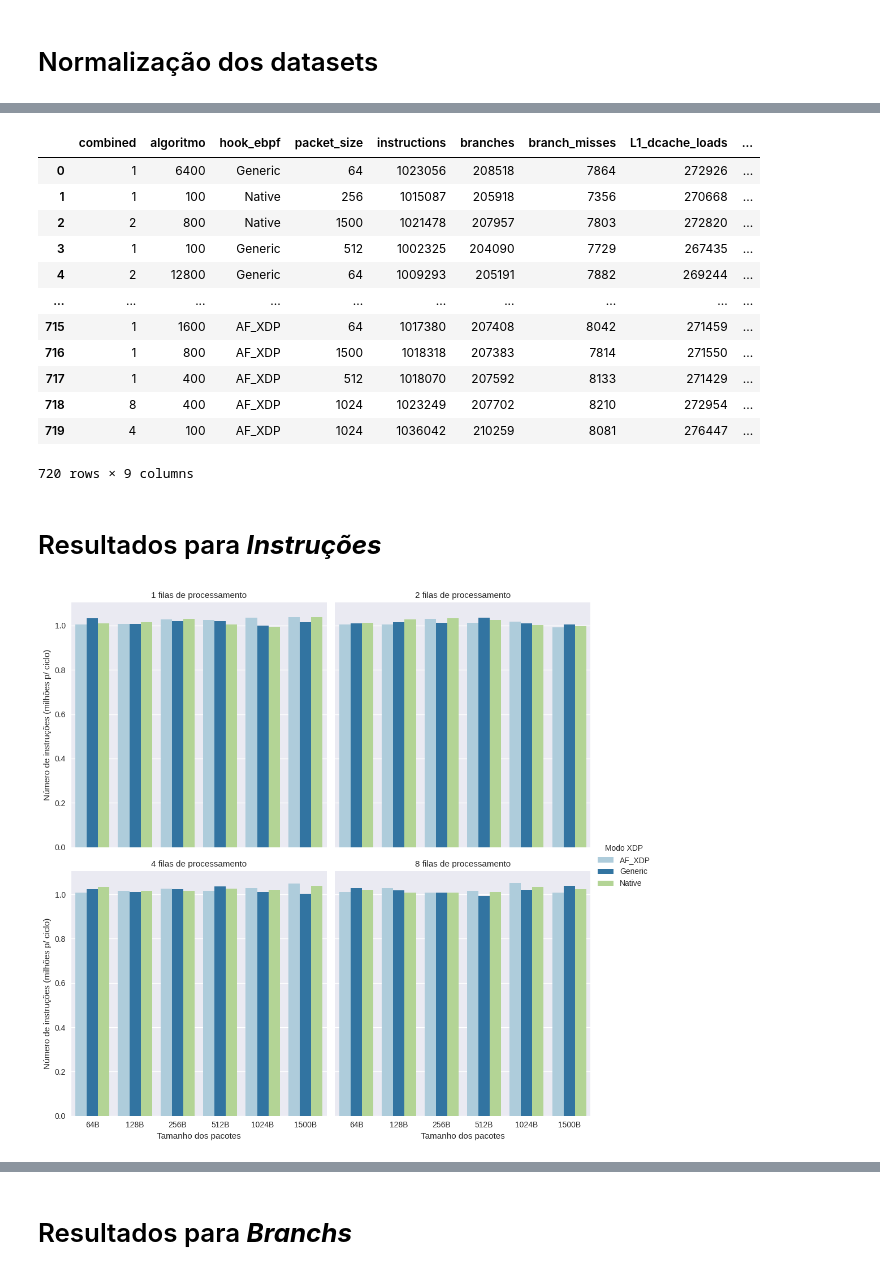
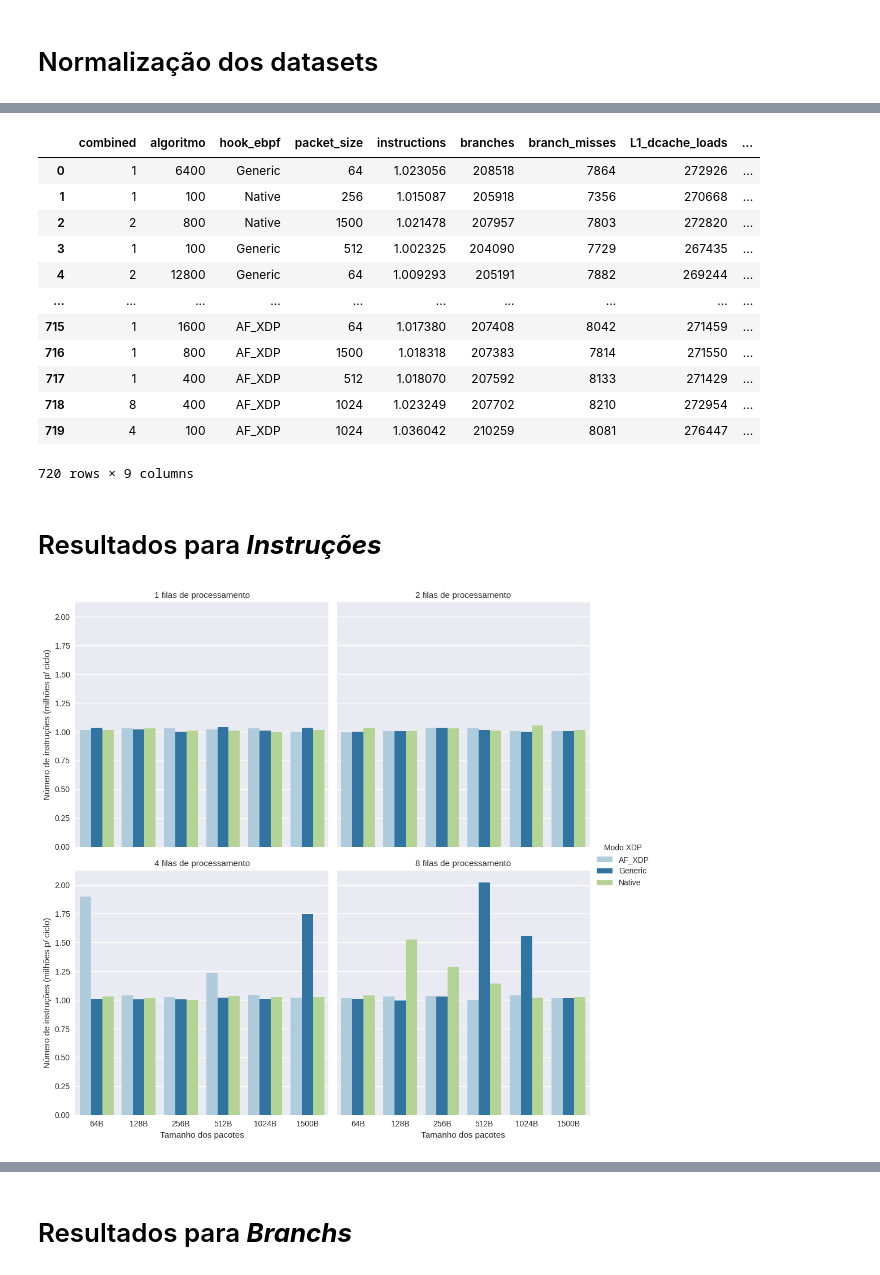
Before and after one commit to igor-capeletti/tcc_eBPF_XDP, a Jupyter notebook: scripts/python/gera_graficos_instrucoes_e_branchs.ipynb, the cells around one changed output, grey strips where cells are left out. Cells and saved outputs as stored; diff of their text form; code cells hidden in the pictures.

```diff
--- a/scripts/python/gera_graficos_instrucoes_e_branchs.ipynb
+++ b/scripts/python/gera_graficos_instrucoes_e_branchs.ipynb
@@ -90,3 +82,5 @@ for i,j in zip(lista_for,lista_alias_for):
 df_perf['algoritmo']= df_perf['algoritmo'].astype(int)
 colunas= ['instructions', 'branches', 'branch_misses',
        'L1_dcache_loads', 'L1_dcache_load_misses']
+
+df_perf['instructions']= df_perf['instructions']/1000000
@@ -106,54 +89,51 @@ format_imagens= '.pdf'
 df_perf
 # %% [output]
 |  | combined | algoritmo | hook_ebpf | packet_size | instructions | branches | branch_misses | L1_dcache_loads | ... |
-| 0 | 1 | 6400 | Generic | 64 | 1023056 | 208518 | 7864 | 272926 | ... |
-| 1 | 1 | 100 | Native | 256 | 1015087 | 205918 | 7356 | 270668 | ... |
-| 2 | 2 | 800 | Native | 1500 | 1021478 | 207957 | 7803 | 272820 | ... |
-| 3 | 1 | 100 | Generic | 512 | 1002325 | 204090 | 7729 | 267435 | ... |
-| 4 | 2 | 12800 | Generic | 64 | 1009293 | 205191 | 7882 | 269244 | ... |
+| 0 | 1 | 6400 | Generic | 64 | 1.023056 | 208518 | 7864 | 272926 | ... |
+| 1 | 1 | 100 | Native | 256 | 1.015087 | 205918 | 7356 | 270668 | ... |
+| 2 | 2 | 800 | Native | 1500 | 1.021478 | 207957 | 7803 | 272820 | ... |
+| 3 | 1 | 100 | Generic | 512 | 1.002325 | 204090 | 7729 | 267435 | ... |
+| 4 | 2 | 12800 | Generic | 64 | 1.009293 | 205191 | 7882 | 269244 | ... |
 | ... | ... | ... | ... | ... | ... | ... | ... | ... | ... |
-| 715 | 1 | 1600 | AF_XDP | 64 | 1017380 | 207408 | 8042 | 271459 | ... |
-| 716 | 1 | 800 | AF_XDP | 1500 | 1018318 | 207383 | 7814 | 271550 | ... |
-| 717 | 1 | 400 | AF_XDP | 512 | 1018070 | 207592 | 8133 | 271429 | ... |
-| 718 | 8 | 400 | AF_XDP | 1024 | 1023249 | 207702 | 8210 | 272954 | ... |
-| 719 | 4 | 100 | AF_XDP | 1024 | 1036042 | 210259 | 8081 | 276447 | ... |
+| 715 | 1 | 1600 | AF_XDP | 64 | 1.017380 | 207408 | 8042 | 271459 | ... |
+| 716 | 1 | 800 | AF_XDP | 1500 | 1.018318 | 207383 | 7814 | 271550 | ... |
+| 717 | 1 | 400 | AF_XDP | 512 | 1.018070 | 207592 | 8133 | 271429 | ... |
+| 718 | 8 | 400 | AF_XDP | 1024 | 1.023249 | 207702 | 8210 | 272954 | ... |
+| 719 | 4 | 100 | AF_XDP | 1024 | 1.036042 | 210259 | 8081 | 276447 | ... |
 720 rows × 9 columns
 # %% [markdown]
 # Resultados para ***Instruções***
 # %%
-#
-
-algoritmo= 12800
+algoritmo= 0
 
 eixo_x= 'packet_size'
 eixo_y= 'instructions'
 hue= 'hook_ebpf'
 
 plt.rc('figure', figsize=(5, 5))
 df_perf= df_perf.sort_values(by=[eixo_x,hue,'combined'], ascending=True)       #ordena dados com os valores do eixo x
 
 df= df_perf.copy()
-df['instructions']= df['instructions']/1000000
 df= df[df.algoritmo == algoritmo]                #filtra por algoritmo especifico
 df= df[[eixo_x, eixo_y, hue, 'combined']]
 df = df.rename(columns={'hook_ebpf': 'Modo XDP'})
 
 df['packet_size']= df['packet_size'].astype(str)
 for i,j in zip(lista_pacotes,lista_alias_pacotes):
        df['packet_size']= df['packet_size'].replace(f'{i}',f'{j}')
 
 df.index= range(len(df))
 grafico = sns.catplot(
     data=df, x=eixo_x, y=eixo_y,
     col='combined', hue='Modo XDP',
     kind="bar", palette='Paired', col_wrap=2
 )
 grafico.set_ylabels("Número de instruções (milhões p/ ciclo)")
 grafico.set_xlabels("Tamanho dos pacotes")
 grafico.set_titles("{col_name} filas de processamento")
 
 grafico.savefig(f'{raiz}/instrucoes_{hue}_x_{eixo_x}@alg_{algoritmo}{format_imagens}')
 # %% [output]
-[figure, old version]
+[figure, new version]
 # %%
 #
```
Also changed, not shown: parts of 15 cells of this notebook, 41 other files.
